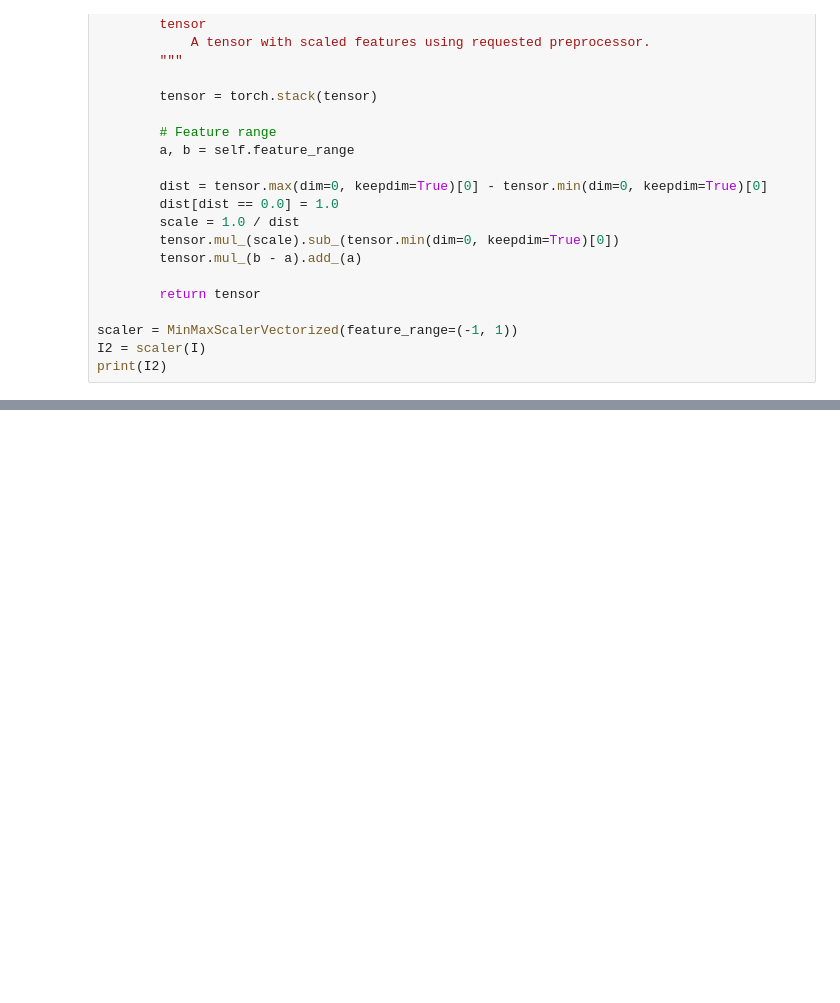
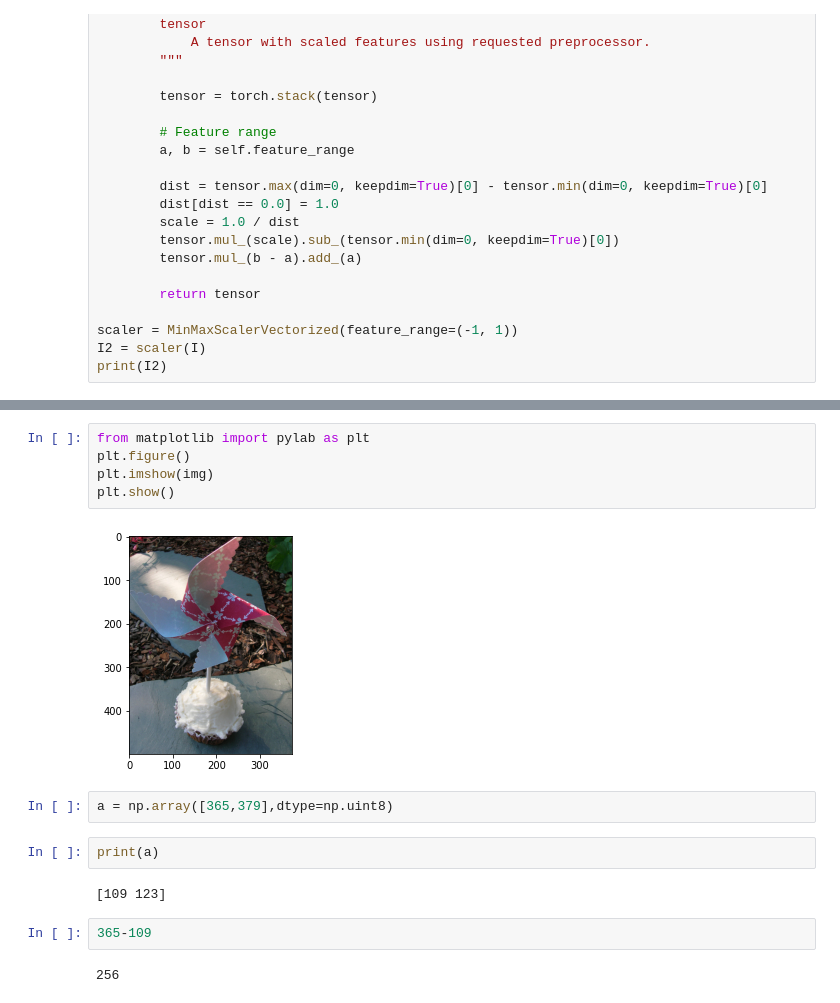
Before and after one commit to kartheekmedathati/FeatureLearningRotNet, a Jupyter notebook: try_pytorch.ipynb, the cells around one changed output, grey strips where cells are left out. Saved outputs shown, nothing was run; the diff lists cells and outputs as text; blank space fills up the shorter version.

```diff
--- a/try_pytorch.ipynb
+++ b/try_pytorch.ipynb
@@ -133,0 +212,17 @@ tensor([[[0.7163, 1.0000, 0.4535],
+# %%
+from matplotlib import pylab as plt
+plt.figure()
+plt.imshow(img)
+plt.show()
+# %% [output]
+[figure, added]
+# %%
+a = np.array([365,379],dtype=np.uint8)
+# %%
+print(a)
+# %% [output]
+[109 123]
+# %%
+365-109
+# %% [output]
+256
```
Also changed, not shown: parts of 6 cells of this notebook, 29 other files.
